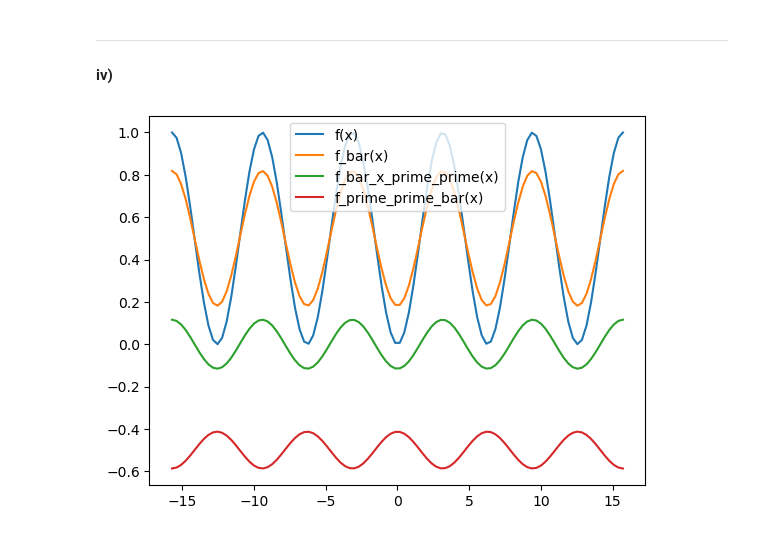
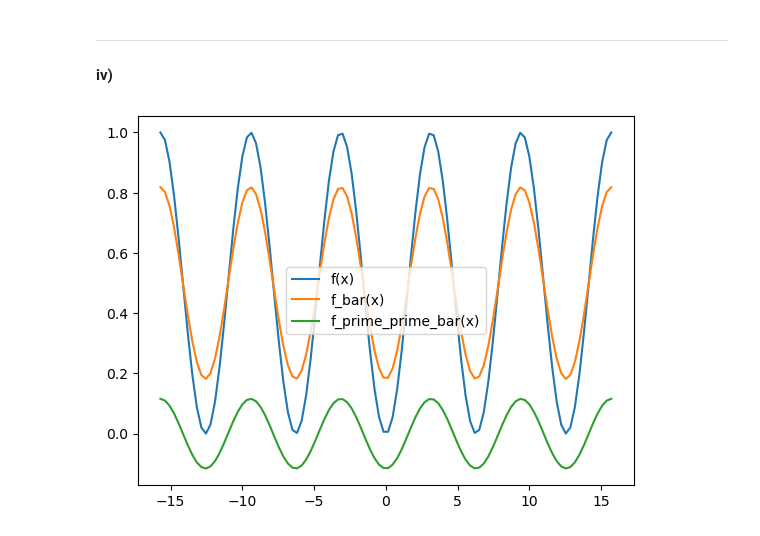
Before and after one commit to svbergmann/Mathematical-modeling-of-the-atmosphere, a Jupyter notebook: exercises/uebung_1.ipynb, the cells around one changed output. Cells and saved outputs as stored; diff of their text form; code cells hidden in the pictures.

```diff
--- a/exercises/uebung_1.ipynb
+++ b/exercises/uebung_1.ipynb
@@ -37,15 +37,12 @@ $$f'' \equiv f(x'') - \overline{f}(x'')$$
 ---
 #### iv)
 # %%
-f_bar_x_prime_prime = lambda x: (2 - np.pi) / np.pi ** 2 * np.cos(x)
-# TODO!
-f_prime_prime_bar = lambda x: f_bar_x_prime_prime(x) - 1 / 2 * (1 - np.square(2 / np.pi) * np.cos(x))
+f_prime_prime_bar = lambda x: -((np.pi - 2) / np.square(np.pi))*np.cos(x)
 
 plt.plot(points, f(points), label='f(x)')
 plt.plot(points, f_bar(points), label='f_bar(x)')
-plt.plot(points, f_bar_x_prime_prime(points), label='f_bar_x_prime_prime(x)')
 plt.plot(points, f_prime_prime_bar(points), label='f_prime_prime_bar(x)')
 plt.legend()
 plt.show()
 # %% [output]
-[figure, old version]
+[figure, new version]
```
Also changed, not shown: 6 other files.
